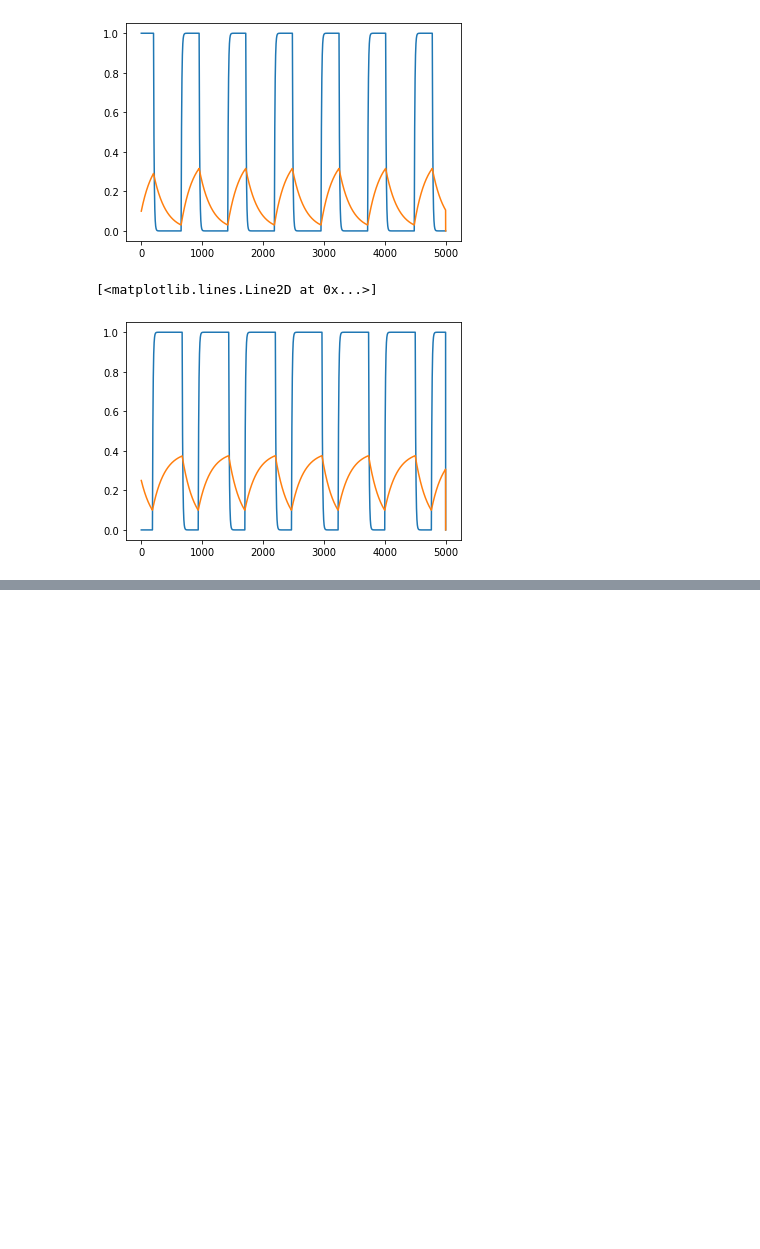
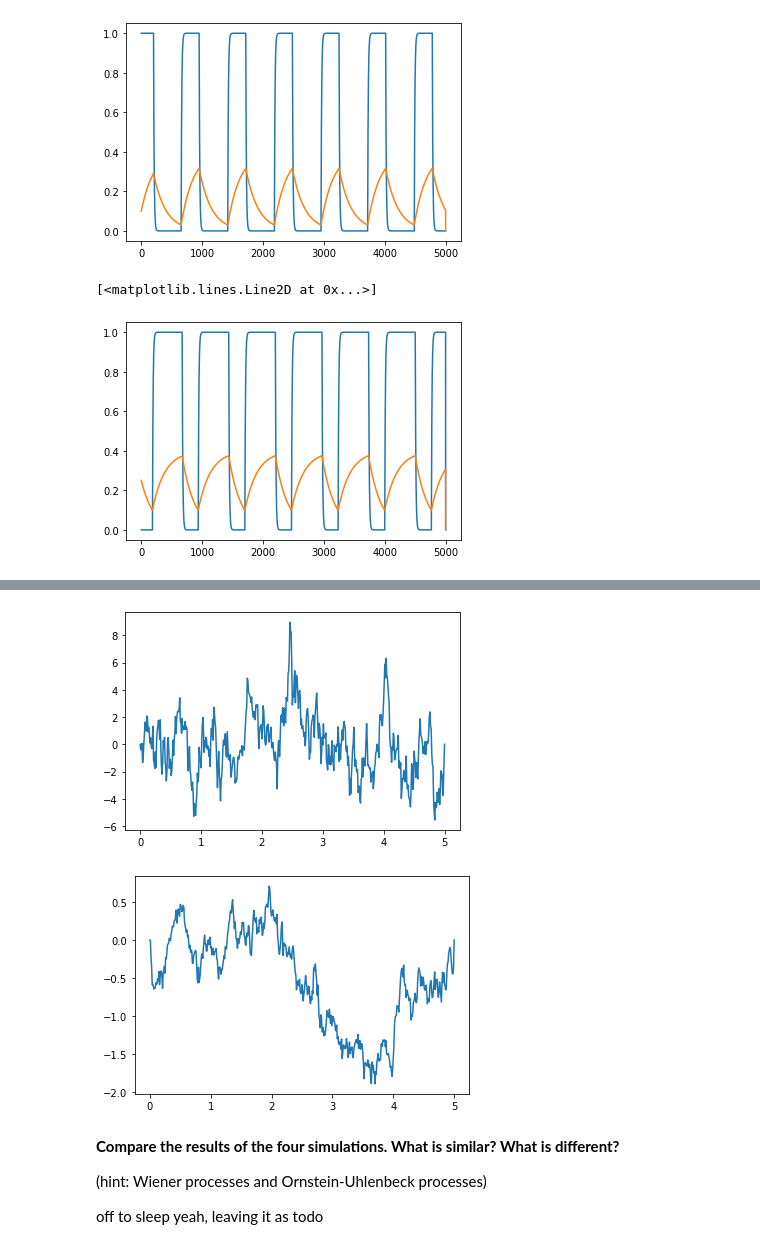
Before and after one commit to DorotheaMueller/mhbf, a Jupyter notebook: ex_5_budding_mueller.ipynb, the cells around one changed output, grey strips where cells are left out. Saved outputs shown, nothing was run; the diff lists cells and outputs as text; code cells hidden in the pictures; blank space fills up the shorter version.

```diff
--- a/ex_5_budding_mueller.ipynb
+++ b/ex_5_budding_mueller.ipynb
@@ -103,0 +123,16 @@ plt.plot(a[:, 3])
+# %%
+ffun = lambda x, t, **args : -x/tau
+for tau in taus:
+    res = euler_maruyama(ffun, gfun, [0], t)
+    plt.plot(t, res)
+    plt.show()
+# %% [output]
+[figure, added]
+[figure, added]
+# %% [markdown]
+**Compare the results of the four simulations. What is similar? What
+is different?**
+
+(hint: Wiener processes and Ornstein-Uhlenbeck processes)
+
+off to sleep yeah, leaving it as todo
```
Also changed, not shown: parts of 5 cells of this notebook.
